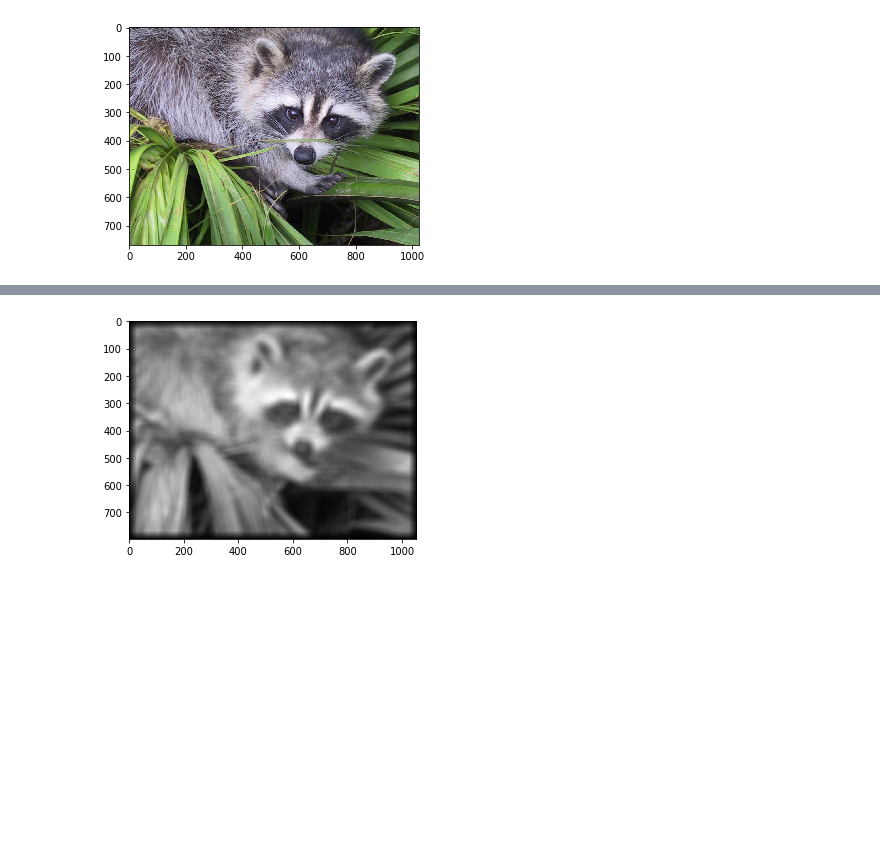
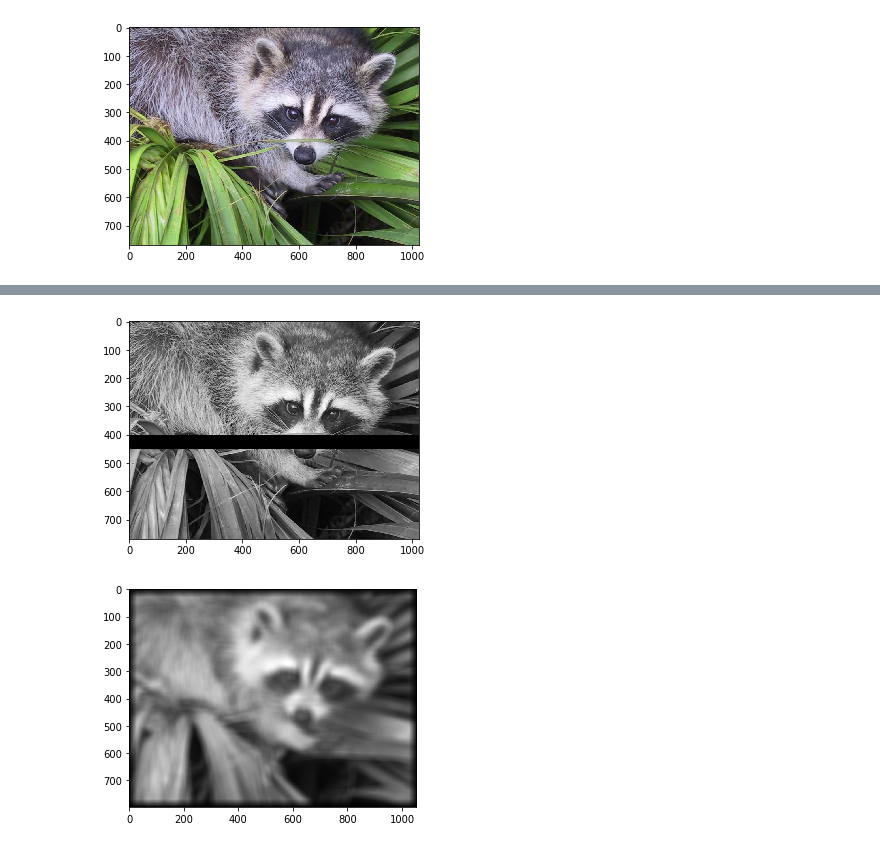
Before and after one commit to mlamoureux/Math502w19, a Jupyter notebook: Lecture18_Mar21.ipynb, the cells around one changed output, grey strips where cells are left out. Drawn from its saved outputs; the diff is of its cells as text; code cells hidden in the pictures; blank space fills up the shorter version.

```diff
--- a/Lecture18_Mar21.ipynb
+++ b/Lecture18_Mar21.ipynb
@@ -128 +147,7 @@ imshow(f1,cmap='gray');
+# %%
+## plug in some zeros to get a black strip in the image
+f1[400:450,:] = 0
+imshow(f1,cmap='gray');
+# %% [output]
+[figure, added]
 # %%
```
Also changed, not shown: parts of 128 cells of this notebook.
